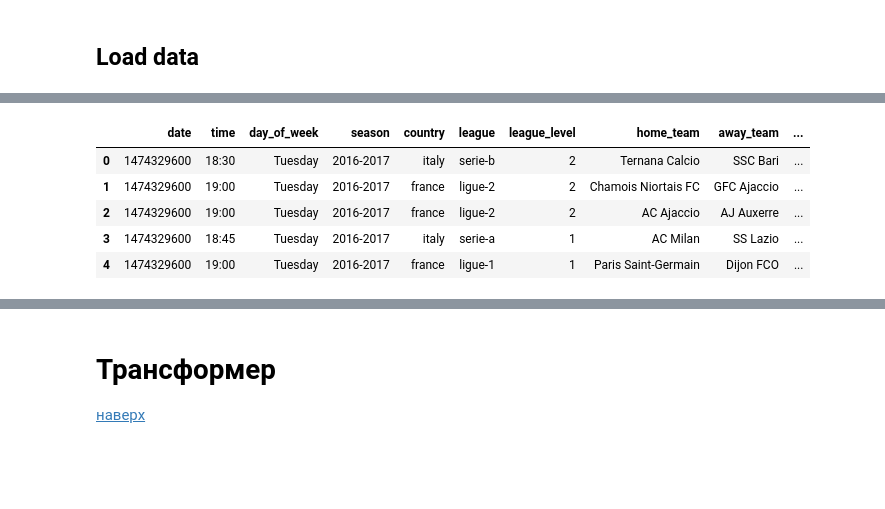
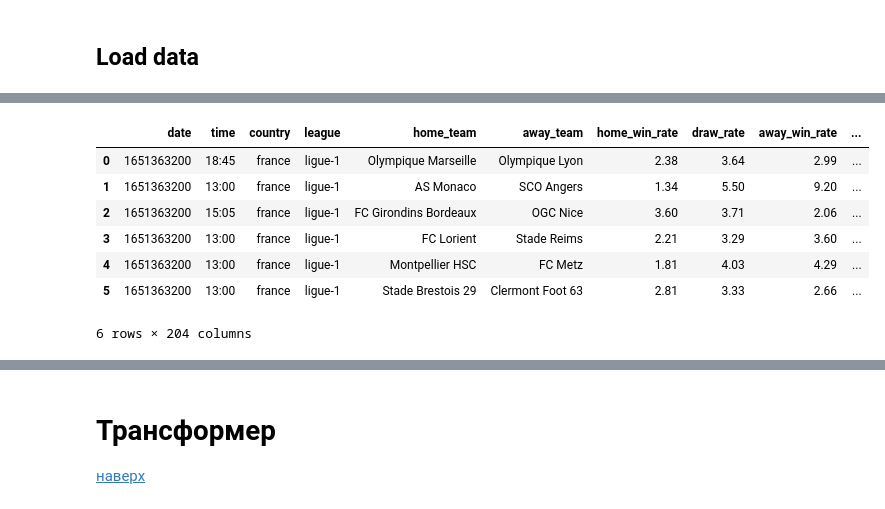
Before and after one commit to macroslav/bets-model, a Jupyter notebook: Bets pipeline.ipynb, the cells around one changed output, grey strips where cells are left out. Cells and saved outputs as stored; diff of their text form; code cells hidden in the pictures; blank space fills up the shorter version.

```diff
--- a/Bets pipeline.ipynb
+++ b/Bets pipeline.ipynb
@@ -24,6 +24,14 @@ from datasets import DataLoader
 from models import BoostingModel
 from scorer import ROIChecker
 from configs.paths import TRAIN_DATA_PATH, TEST_DATA_PATH
+# %%
+pandas_display_options = {'show_dimensions': True,
+                          'precision': 2,
+                          'max_rows': 10
+                         }
+# %%
+for option, value in pandas_display_options.items():
+    pd.set_option(f"display.{option}", value)
 # %% [markdown]
 # PATHS
 # %%
@@ -46,9 +52,11 @@ Wall time: 1.06 s
 # %%
-raw_train_data.head(5)
+raw_test_data
 # %% [output]
-|  | date | time | day_of_week | season | country | league | league_level | home_team | away_team | ... |
-| 0 | 1474329600 | 18:30 | Tuesday | 2016-2017 | italy | serie-b | 2 | Ternana Calcio | SSC Bari | ... |
-| 1 | 1474329600 | 19:00 | Tuesday | 2016-2017 | france | ligue-2 | 2 | Chamois Niortais FC | GFC Ajaccio | ... |
-| 2 | 1474329600 | 19:00 | Tuesday | 2016-2017 | france | ligue-2 | 2 | AC Ajaccio | AJ Auxerre | ... |
-| 3 | 1474329600 | 18:45 | Tuesday | 2016-2017 | italy | serie-a | 1 | AC Milan | SS Lazio | ... |
-| 4 | 1474329600 | 19:00 | Tuesday | 2016-2017 | france | ligue-1 | 1 | Paris Saint-Germain | Dijon FCO | ... |
+|  | date | time | country | league | home_team | away_team | home_win_rate | draw_rate | away_win_rate | ... |
+| 0 | 1651363200 | 18:45 | france | ligue-1 | Olympique Marseille | Olympique Lyon | 2.38 | 3.64 | 2.99 | ... |
+| 1 | 1651363200 | 13:00 | france | ligue-1 | AS Monaco | SCO Angers | 1.34 | 5.50 | 9.20 | ... |
+| 2 | 1651363200 | 15:05 | france | ligue-1 | FC Girondins Bordeaux | OGC Nice | 3.60 | 3.71 | 2.06 | ... |
+| 3 | 1651363200 | 13:00 | france | ligue-1 | FC Lorient | Stade Reims | 2.21 | 3.29 | 3.60 | ... |
+| 4 | 1651363200 | 13:00 | france | ligue-1 | Montpellier HSC | FC Metz | 1.81 | 4.03 | 4.29 | ... |
+| 5 | 1651363200 | 13:00 | france | ligue-1 | Stade Brestois 29 | Clermont Foot 63 | 2.81 | 3.33 | 2.66 | ... |
+6 rows × 204 columns
```
Also changed, not shown: parts of 12 cells of this notebook, 1 other file.
